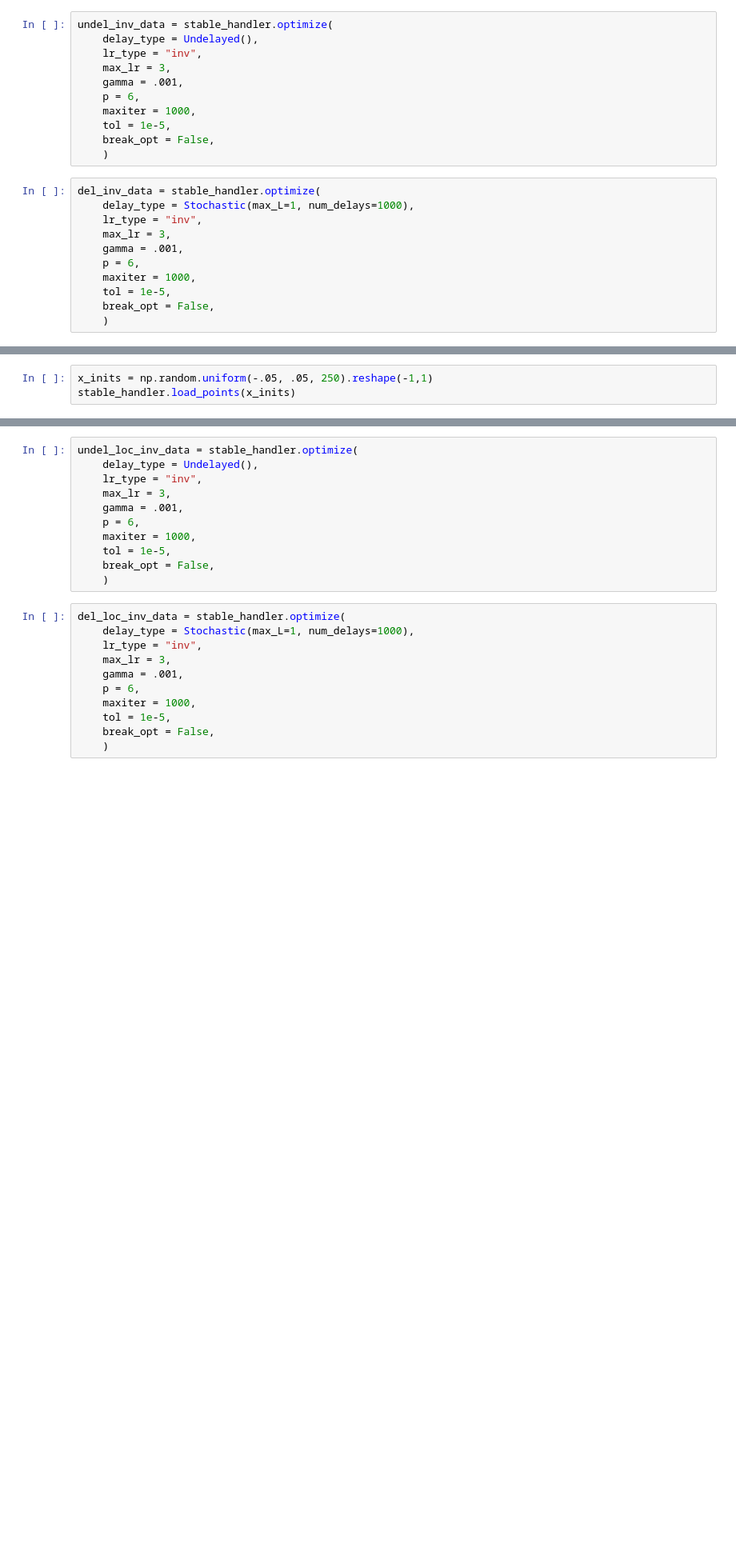
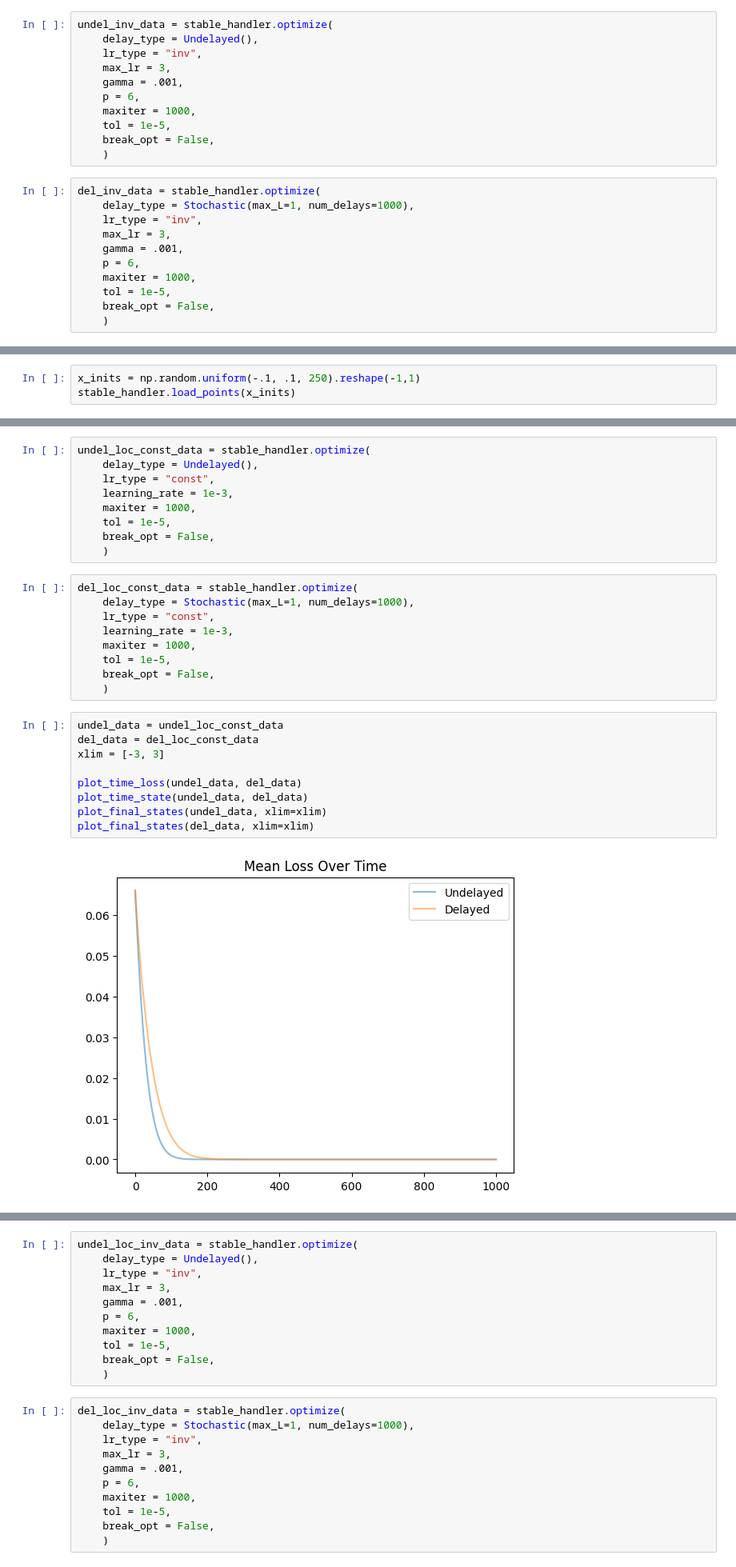
Before and after one commit to ebensonm/delay-optimizer, a Jupyter notebook: DelayEffects/stability.ipynb, the cells around one changed output, grey strips where cells are left out. Shown at 80% size. Saved outputs shown, nothing was run; the diff lists cells and outputs as text; blank space fills up the shorter version.

```diff
--- a/DelayEffects/stability.ipynb
+++ b/DelayEffects/stability.ipynb
@@ -232,3 +182,3 @@ plt.show()
 # %%
-x_inits = np.random.uniform(-.05, .05, 250).reshape(-1,1)
+x_inits = np.random.uniform(-.1, .1, 250).reshape(-1,1)
 stable_handler.load_points(x_inits)
@@ -234,0 +187,29 @@ stable_handler.load_points(x_inits)
+# %%
+undel_loc_const_data = stable_handler.optimize(
+    delay_type = Undelayed(),
+    lr_type = "const",
+    learning_rate = 1e-3,
+    maxiter = 1000,
+    tol = 1e-5,
+    break_opt = False,
+    )
+# %%
+del_loc_const_data = stable_handler.optimize(
+    delay_type = Stochastic(max_L=1, num_delays=1000),
+    lr_type = "const",
+    learning_rate = 1e-3,
+    maxiter = 1000,
+    tol = 1e-5,
+    break_opt = False,
+    )
+# %%
+undel_data = undel_loc_const_data
+del_data = del_loc_const_data
+xlim = [-3, 3]
+
+plot_time_loss(undel_data, del_data)
+plot_time_state(undel_data, del_data)
+plot_final_states(undel_data, xlim=xlim)
+plot_final_states(del_data, xlim=xlim)
+# %% [output]
+[figure, added]
```
Also changed, not shown: parts of 36 cells of this notebook.
